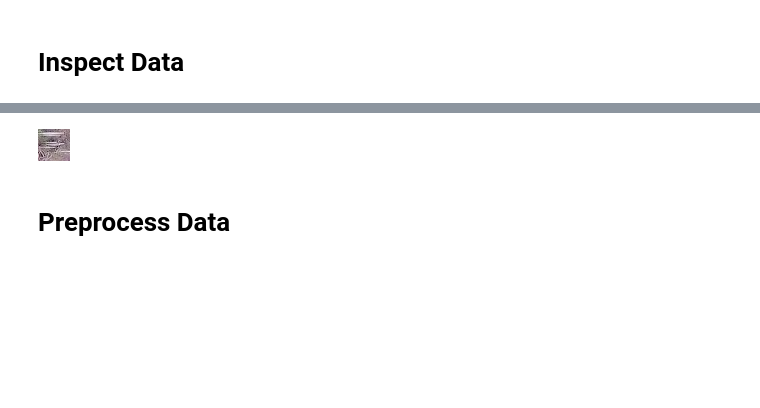
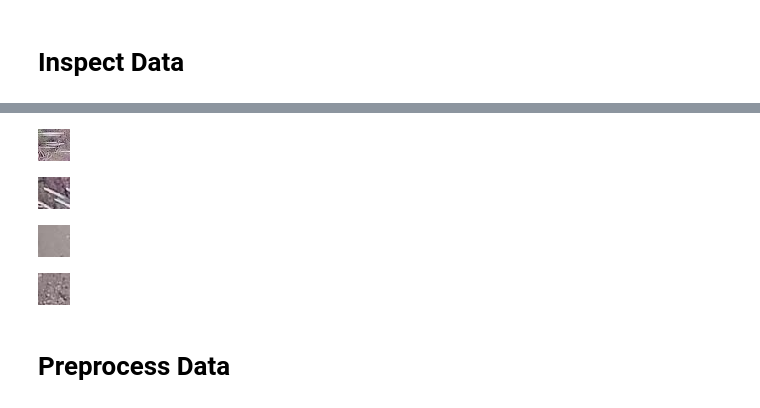
Before and after one commit to cameroncruz/notebooks, a Jupyter notebook: Easy_Image_Classification_with_TF_2.ipynb, the cells around one changed output, grey strips where cells are left out. Saved outputs shown, nothing was run; the diff lists cells and outputs as text; code cells hidden in the pictures; blank space fills up the shorter version.

```diff
--- a/Easy_Image_Classification_with_TF_2.ipynb
+++ b/Easy_Image_Classification_with_TF_2.ipynb
@@ -62,7 +45,16 @@ max        1.000000
-# %%
-display(Image('data/train/0004be2cfeaba1c0361d39e2b000257b.jpg'))
-# %% [output]
-[figure, removed]
+# %%
+# Cactus
+display(Image('data/train/0004be2cfeaba1c0361d39e2b000257b.jpg'))
+display(Image('data/train/000c8a36845c0208e833c79c1bffedd1.jpg'))
+
+# No cactus
+display(Image('data/train/ffede47a74e47a5930f81c0b6896479e.jpg'))
+display(Image('data/train/fff43acb3b7a23edcc4ae937be2b7522.jpg'))
+# %% [output]
+[figure, added]
+[figure, added]
+[figure, added]
+[figure, added]
 # %% [markdown]
 # Preprocess Data
 # %%
```
Also changed, not shown: parts of 3 cells of this notebook.
